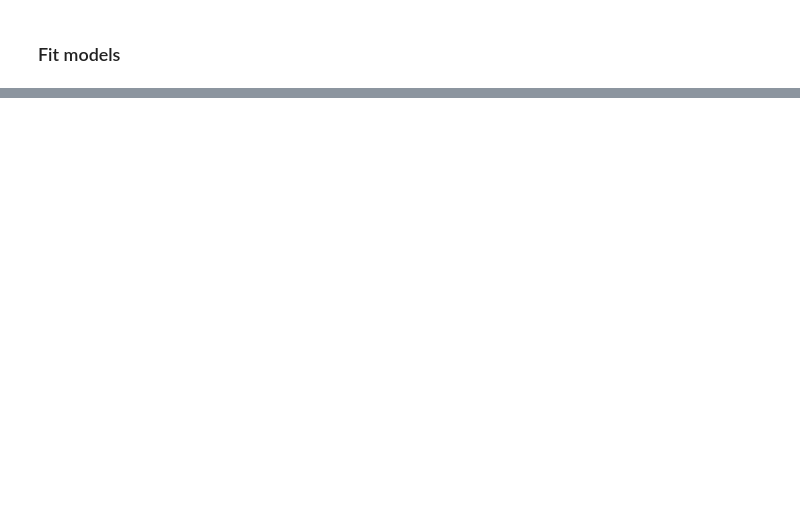
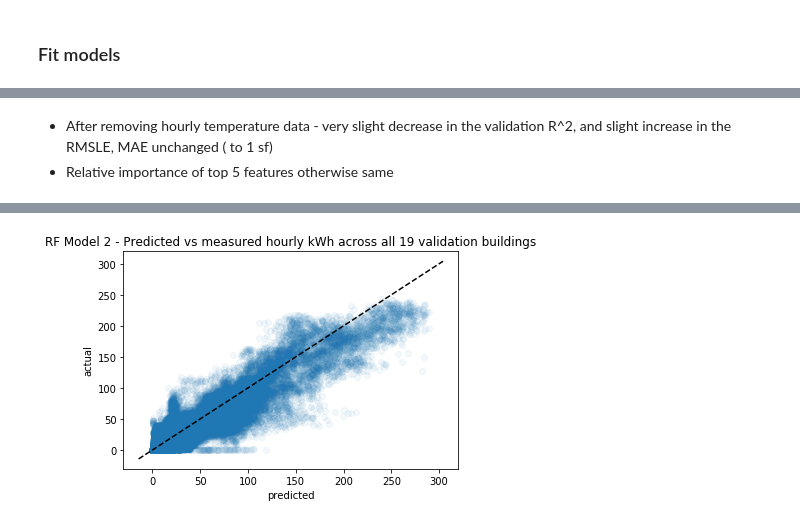
Before and after one commit to dmgt/gdso_2019, a Jupyter notebook: notebooks/exploring_models/2019-07-05-random_forest.ipynb, the cells around one changed output, grey strips where cells are left out. Cells and saved outputs as stored; diff of their text form; code cells hidden in the pictures; blank space fills up the shorter version.

```diff
--- a/notebooks/exploring_models/2019-07-05-random_forest.ipynb
+++ b/notebooks/exploring_models/2019-07-05-random_forest.ipynb
@@ -311,0 +127,22 @@ Validation R^2 0.85063, RMSLE 7.42668, MAE $960851945426653902042573466938986116
+# %%
+# Adapted from https://mlbook.explained.ai/bulldozer-testing.html#sec:tuning
+# Note MAE equation below does not have np.exp() since features not previously logged
+def test_valid(X, y, X_valid, y_valid, n_estimators=100,
+               max_features='auto', min_samples_leaf=1):
+    X_valid = X_valid.reindex(columns=X.columns)
+    rf = RandomForestRegressor(n_estimators=n_estimators,
+                               n_jobs=-1,
+                               oob_score=True,
+                               max_features=max_features,
+                               min_samples_leaf=min_samples_leaf,
+                               verbose = 1)
+    rf.fit(X, y)
+    #n = rfnnodes(rf)
+    #h = np.median(rfmaxdepths(rf))
+    y_pred = rf.predict(X_valid)
+    mae_valid = mean_absolute_error(y_valid, y_pred)
+    rmsle_valid = np.sqrt( mean_squared_error(y_valid, y_pred) )
+    r2_score_valid = rf.score(X_valid, y_valid)
+    #print(f"OOB R^2 {rf.oob_score_:.5f} using {n:,d} tree nodes {h} median tree height")
+    print(f"Validation R^2 {r2_score_valid:.5f}, RMSLE {rmsle_valid:.5f}, MAE {mae_valid:.0f}")
+    return rf, r2_score_valid, rmsle_valid, mae_valid
@@ -311,0 +242,8 @@ Validation R^2 0.85063, RMSLE 7.42668, MAE $960851945426653902042573466938986116
+# %%
+# Using same train/test split
+
+X2, X2_valid = train_data.drop(['TemperatureC','electricity', 'building_name', 'primary_space_usage', 'hour', 'year', 'month','weekday', 'date', 'timestamp', 'PSU_UnivClass', 'PSU_PrimClass', 'Unnamed: 0'], axis=1), val_data.drop(['TemperatureC','electricity', 'building_name', 'primary_space_usage', 'year', 'hour','month','weekday', 'date','timestamp', 'PSU_PrimClass', 'PSU_UnivClass','Unnamed: 0'], axis=1)
+y2, y2_valid = train_data['electricity'].values, val_data['electricity'].values
+
+rf_m2, r2_score_m2, rmsle_m2, mae_m2 = \
+    test_valid(X2, y2, X2_valid, y2_valid)
@@ -311,0 +301,11 @@ Validation R^2 0.85063, RMSLE 7.42668, MAE $960851945426653902042573466938986116
+# %% [markdown]
+- After removing hourly temperature data - very slight decrease in the validation R^2, and slight increase in the RMSLE, MAE unchanged ( to 1 sf)
+- Relative importance of top 5 features otherwise same
+# %%
+fig, ax = plt.subplots()
+plt.scatter(rf_m2.predict(X2_valid), y2_valid, alpha=0.05)
+plt.xlabel("predicted")
+plt.ylabel("actual")
+plt.title("RF Model 2 - Predicted vs measured hourly kWh across all 19 validation buildings");
+ax.plot(ax.get_xlim(), ax.get_xlim(), color = 'black', linestyle='dashed');
+# %% [output]
@@ -311,0 +315 @@ Validation R^2 0.85063, RMSLE 7.42668, MAE $960851945426653902042573466938986116
+[figure, added]
```
Also changed, not shown: parts of 65 cells of this notebook.
